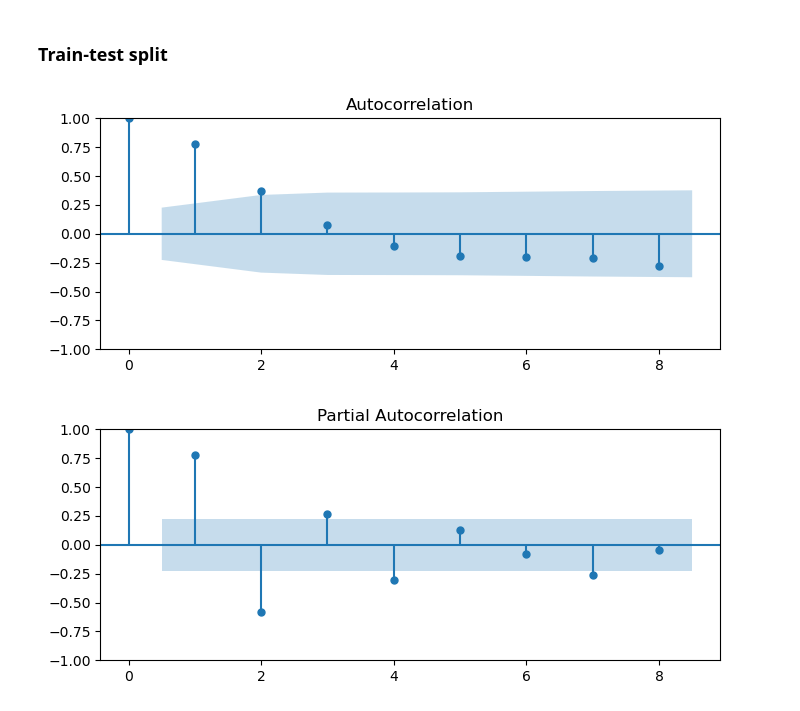
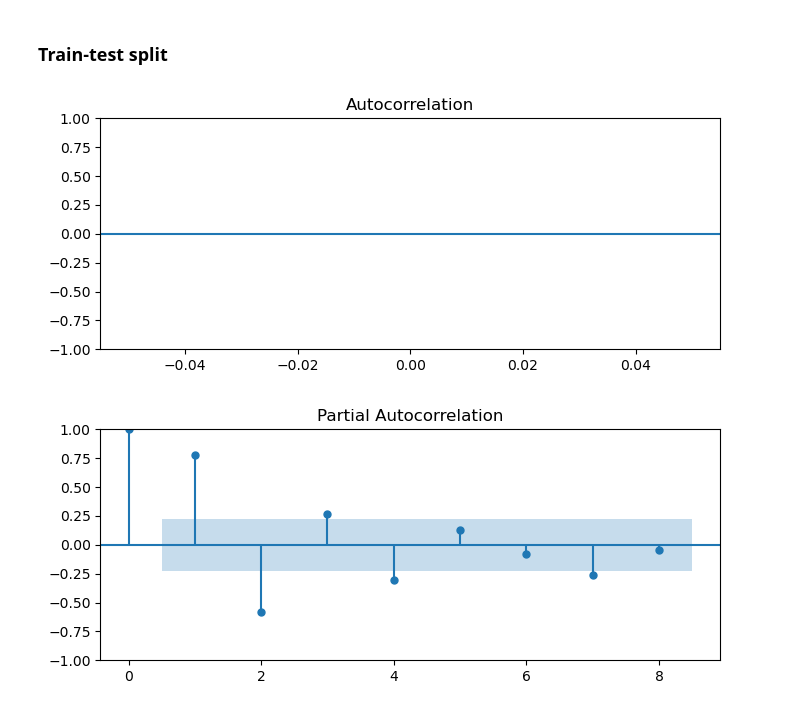
Before and after one commit to lalynjay/Time_series_analysis, a Jupyter notebook: Time_series_analysis.ipynb, the cells around one changed output. Cells and saved outputs as stored; diff of their text form; code cells hidden in the pictures.

```diff
--- a/Time_series_analysis.ipynb
+++ b/Time_series_analysis.ipynb
@@ -307,13 +307,13 @@ def melt_data(df):
 # %%
 #Dataframe containining historical prices of the Zip Code.
 
-zip94804 = df[df['RegionName']==94804]
+zip94089 = df[df['RegionName']==94089]
 # Time Series dataframe of Zip Code prices
 
-series94804 = melt_data(zip94804)
+series94089 = melt_data(zip94089)
 #Observing our Time Series dataframe
 
-series94804
+series94089
 # %% [output]
 |  | value |
 | time |  |
@@ -456,7 +449,7 @@ dtype: float64
 # %% [markdown]
 ### Slice series for recent data
 # %%
-recent_ts = series94804['2012':]
+recent_ts = series94089['2012':]
 # %%
 stationarity_check(recent_ts)
 # %% [output]
@@ -508 +501,6 @@ Critical Value (10%)           -2.592745
 dtype: float64
+# %%
+recent_log_ts
+recent_log_roll_mean = recent_log_ts.rolling(window=5, center=False).mean()
+recent_log_ts_rm = recent_log_ts - recent_log_roll_mean
+stationarity_check(recent_log_ts_rm.dropna())
@@ -531,9 +600,9 @@ chicago_df_defl_train = chicago_df_defl.loc['2012-06':'2017-10',:] # 5 years 4 m
 chicago_df_defl_test = chicago_df_defl.loc['2017-11':'2018-04',:] # 6 months for test data
 # %%
 fig, ax = plt.subplots(figsize=(8, 3))
-plot_acf(recent_diff, ax=ax, lags=8);
+plot_acf(recent_log_ts_rm, ax=ax, lags=8);
 # %% [output]
-[figure, old version]
+[figure, new version]
 # %%
 fig, ax = plt.subplots(figsize=(8, 3))
 plot_pacf(recent_diff, ax=ax, lags=8, method="ywm");
```
Also changed, not shown: parts of 40 cells of this notebook.
